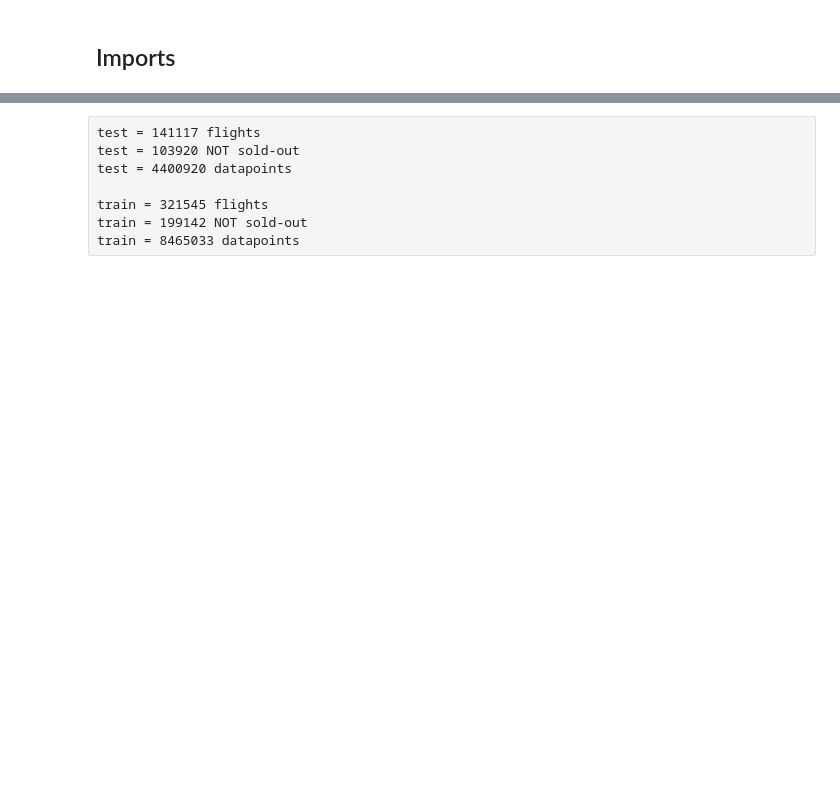
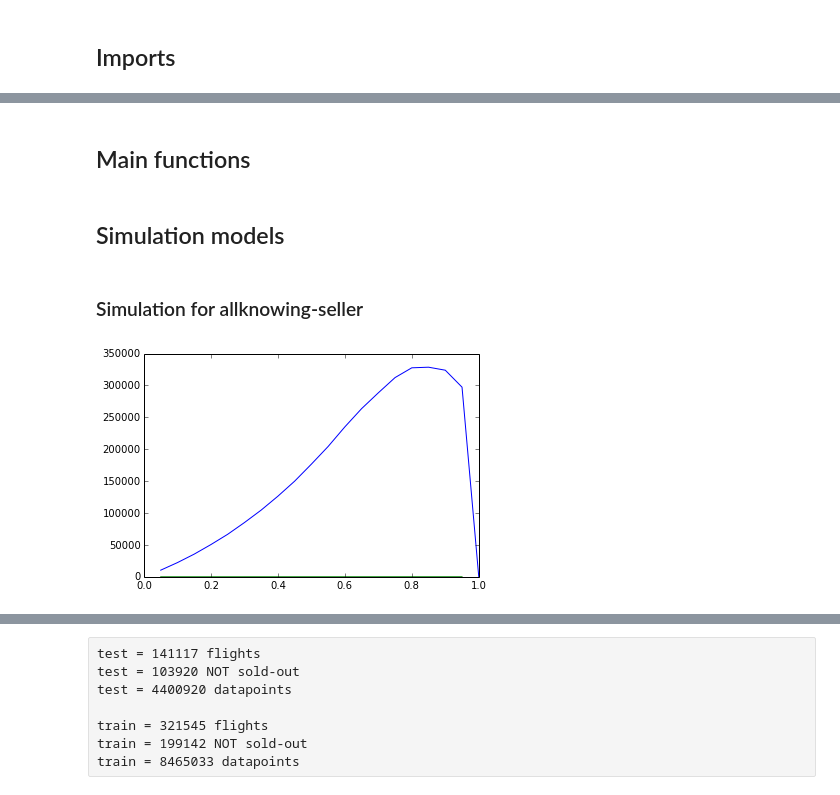
Before and after one commit to vankempen/Thesis, a Jupyter notebook: Simulation/Simulation.ipynb, the cells around one changed output, grey strips where cells are left out. Drawn from its saved outputs; the diff is of its cells as text; code cells hidden in the pictures; blank space fills up the shorter version.

```diff
--- a/Simulation/Simulation.ipynb
+++ b/Simulation/Simulation.ipynb
@@ -11,0 +16,2 @@ pd.set_option('display.max_columns', 30)
+# %% [markdown]
+## Main functions
@@ -11,0 +75,52 @@ pd.set_option('display.max_columns', 30)
+# %% [markdown]
+## Simulation models
+# %% [markdown]
+### Simulation for allknowing-seller
+# %%
+ticketPrices, meanTicketPrice = get_ticketPrices('AMS', 'JFK')
+m = 3
+r = 10
+
+meansPercentage = []
+meansProfits = []
+totalSolds = []
+p_fRange = np.arange(0.05, 1.05, 0.05)
+
+for p_f in p_fRange:
+    sellerProfits, totalSold = get_sellerProfits(ticketPrices, m, p_f, r)
+    totalSolds.append(totalSold)
+    meansProfits.append(int(np.mean(sellerProfits)/100))
+    meansPercentage.append(meansProfits[-1]/totalSold)
+
+plot(p_fRange, meansProfits)
+plot(p_fRange, meansPercentage)
+
+
+
+
+def f(maturity, p_f, r):
+    """
+    TMP: function that analyzes ALL in/out combinations
+    """
+    for flyFrom in storage.keys():
+        for flyTo in storage[flyFrom].keys():
+            ticketPrices, meanTicketPrice = get_ticketPrices(flyFrom, flyTo)
+            sellerProfits, totalSold = get_sellerProfits(ticketPrices, maturity, p_f, r)
+            meanProfit = int(np.mean(sellerProfits)/100)
+            totalCustomers = ticketPrices.shape[0] * (ticketPrices.shape[1] - maturity)
+
+            print flyFrom, flyTo
+            print meanProfit
+            print
+
+            profitPerTicket = meanProfit / totalCustomers
+            print profitPerTicket
+            print profitPerTicket/meanTicketPrice
+            print
+
+            profitPerTicketSold = int(np.sum(sellerProfits)/100) / totalSold
+            print profitPerTicketSold
+            print profitPerTicketSold/meanTicketPrice
+            print
+# %% [output]
+[figure, added]
```
Also changed, not shown: parts of 41 cells of this notebook.
